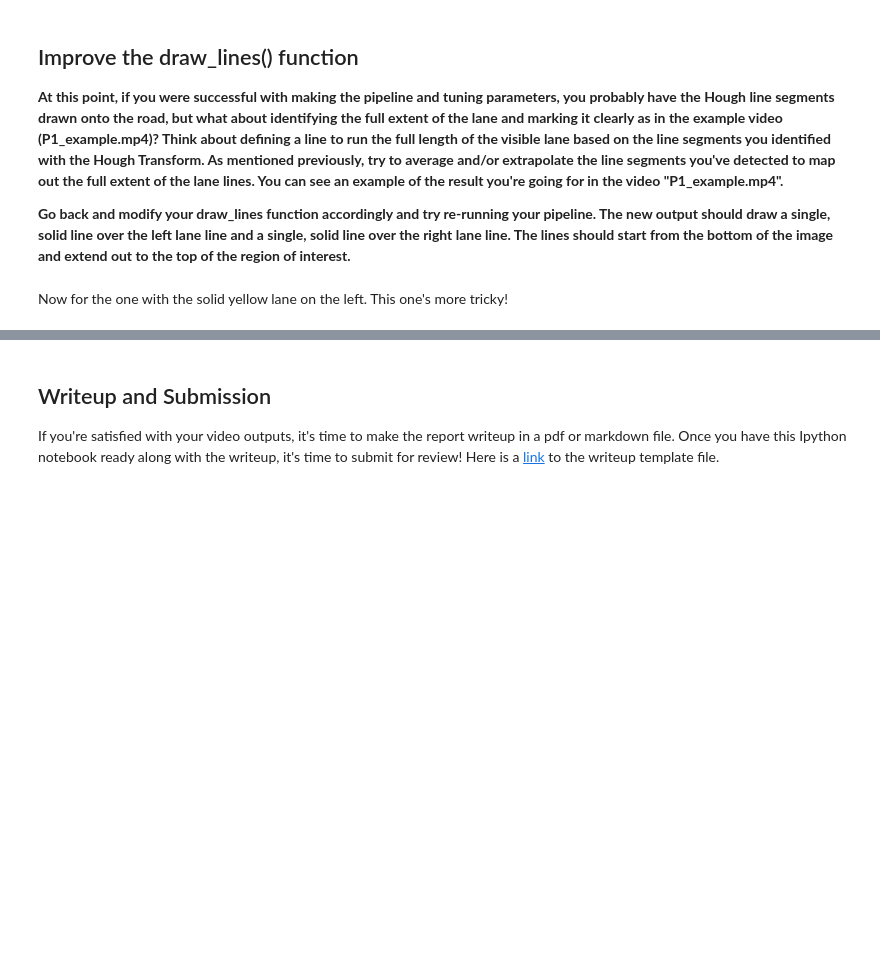
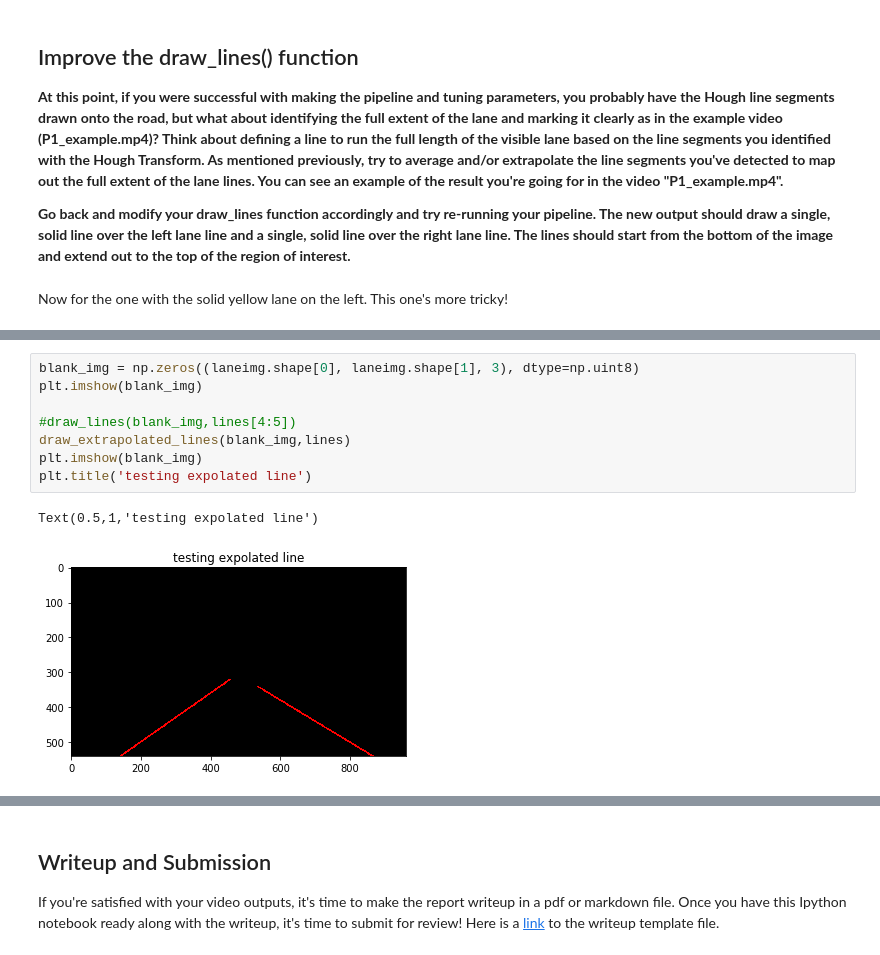
Before and after one commit to papaispicolo/CarND-LaneLines-P1, a Jupyter notebook: P1.ipynb, the cells around one changed output, grey strips where cells are left out. Saved outputs shown, nothing was run; the diff lists cells and outputs as text; blank space fills up the shorter version.

```diff
--- a/P1.ipynb
+++ b/P1.ipynb
@@ -364,0 +525,11 @@ HTML("""
+# %%
+blank_img = np.zeros((laneimg.shape[0], laneimg.shape[1], 3), dtype=np.uint8)
+plt.imshow(blank_img)
+
+#draw_lines(blank_img,lines[4:5])
+draw_extrapolated_lines(blank_img,lines)
+plt.imshow(blank_img)
+plt.title('testing expolated line')
+# %% [output]
+Text(0.5,1,'testing expolated line')
+[figure, added]
```
Also changed, not shown: parts of 21 cells of this notebook, 8 other files.
